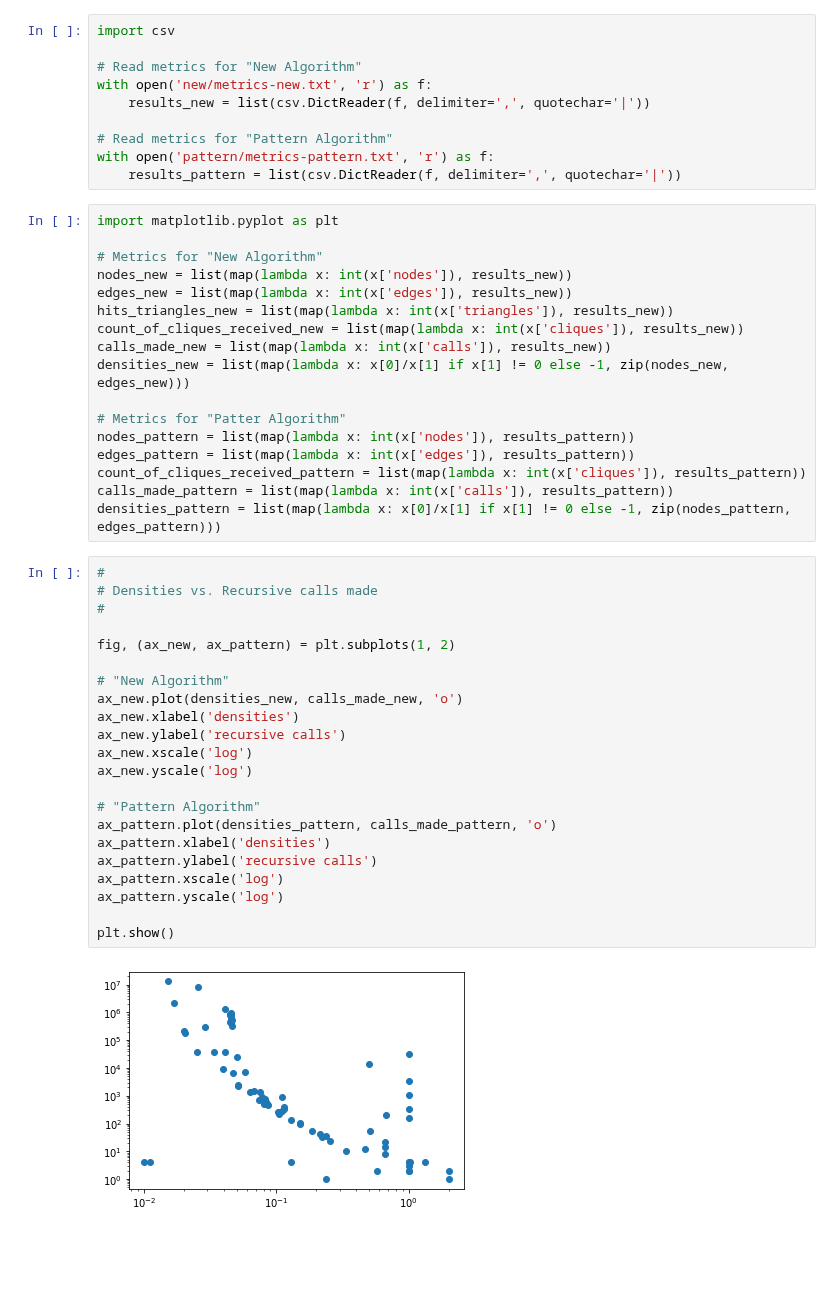
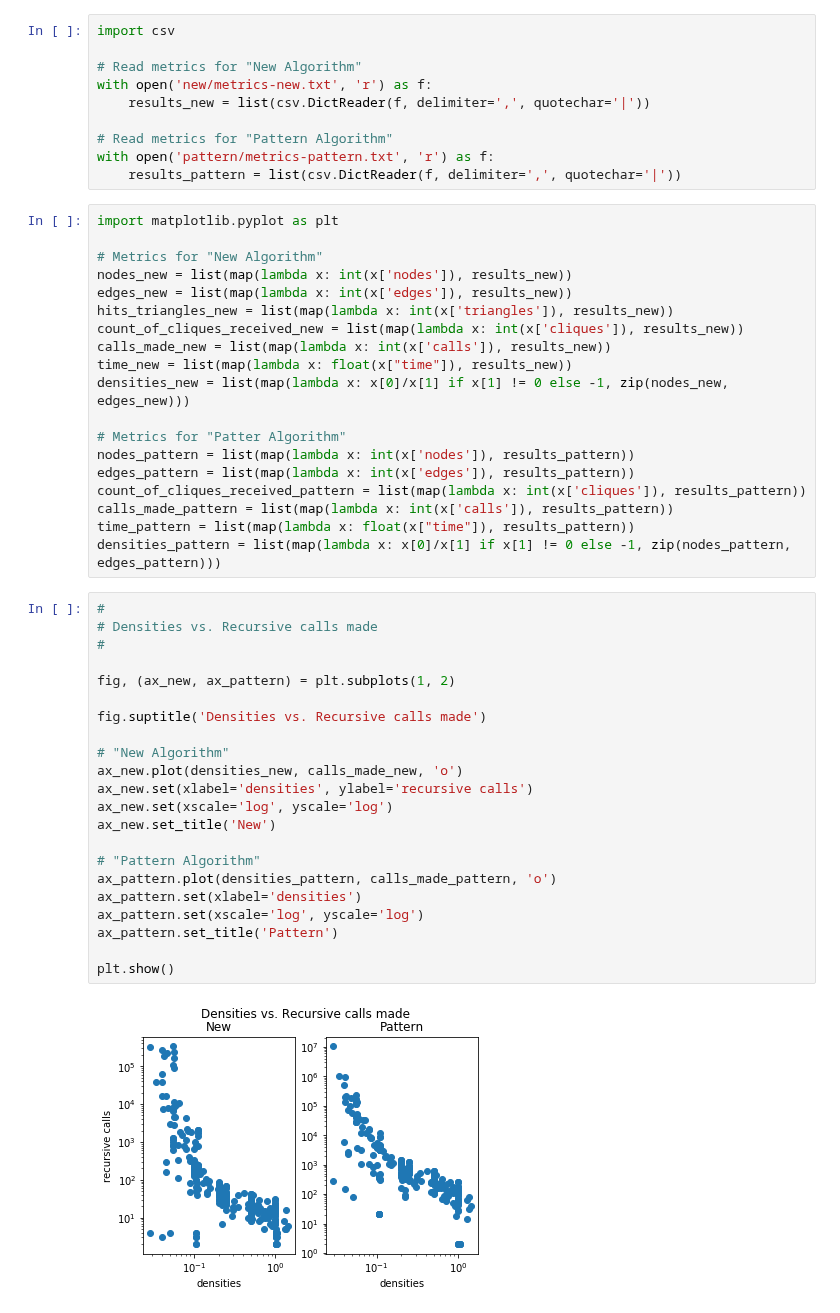
Before and after one commit to fi-uba-t3/max-clique, a Jupyter notebook: metrics-analysis.ipynb, the cells around one changed output. Cells and saved outputs as stored; diff of their text form; blank space fills up the shorter version.

Commit message:
Metrics graphics updated

```diff
--- a/metrics-analysis.ipynb
+++ b/metrics-analysis.ipynb
@@ -17,6 +17,7 @@ edges_new = list(map(lambda x: int(x['edges']), results_new))
 hits_triangles_new = list(map(lambda x: int(x['triangles']), results_new))
 count_of_cliques_received_new = list(map(lambda x: int(x['cliques']), results_new))
 calls_made_new = list(map(lambda x: int(x['calls']), results_new))
+time_new = list(map(lambda x: float(x["time"]), results_new))
 densities_new = list(map(lambda x: x[0]/x[1] if x[1] != 0 else -1, zip(nodes_new, edges_new)))
 
 # Metrics for "Patter Algorithm"
@@ -24,31 +25,32 @@ nodes_pattern = list(map(lambda x: int(x['nodes']), results_pattern))
 edges_pattern = list(map(lambda x: int(x['edges']), results_pattern))
 count_of_cliques_received_pattern = list(map(lambda x: int(x['cliques']), results_pattern))
 calls_made_pattern = list(map(lambda x: int(x['calls']), results_pattern))
+time_pattern = list(map(lambda x: float(x["time"]), results_pattern))
 densities_pattern = list(map(lambda x: x[0]/x[1] if x[1] != 0 else -1, zip(nodes_pattern, edges_pattern)))
 # %%
 #
 # Densities vs. Recursive calls made
 #
 
 fig, (ax_new, ax_pattern) = plt.subplots(1, 2)
 
+fig.suptitle('Densities vs. Recursive calls made')
+
 # "New Algorithm"
 ax_new.plot(densities_new, calls_made_new, 'o')
-ax_new.xlabel('densities')
-ax_new.ylabel('recursive calls')
-ax_new.xscale('log')
-ax_new.yscale('log')
+ax_new.set(xlabel='densities', ylabel='recursive calls')
+ax_new.set(xscale='log', yscale='log')
+ax_new.set_title('New')
 
 # "Pattern Algorithm"
 ax_pattern.plot(densities_pattern, calls_made_pattern, 'o')
-ax_pattern.xlabel('densities')
-ax_pattern.ylabel('recursive calls')
-ax_pattern.xscale('log')
-ax_pattern.yscale('log')
+ax_pattern.set(xlabel='densities')
+ax_pattern.set(xscale='log', yscale='log')
+ax_pattern.set_title('Pattern')
 
 plt.show()
 # %% [output]
-[figure, old version]
+[figure, new version]
 # %%
 #
 # Calls made vs. Hits triangle
```
Also changed, not shown: parts of 6 cells of this notebook.
